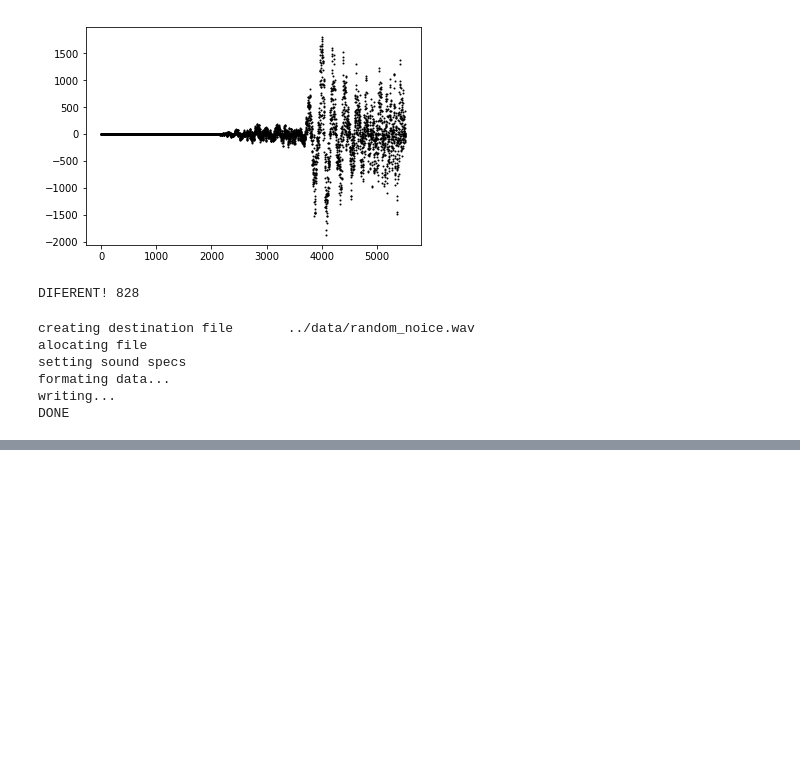
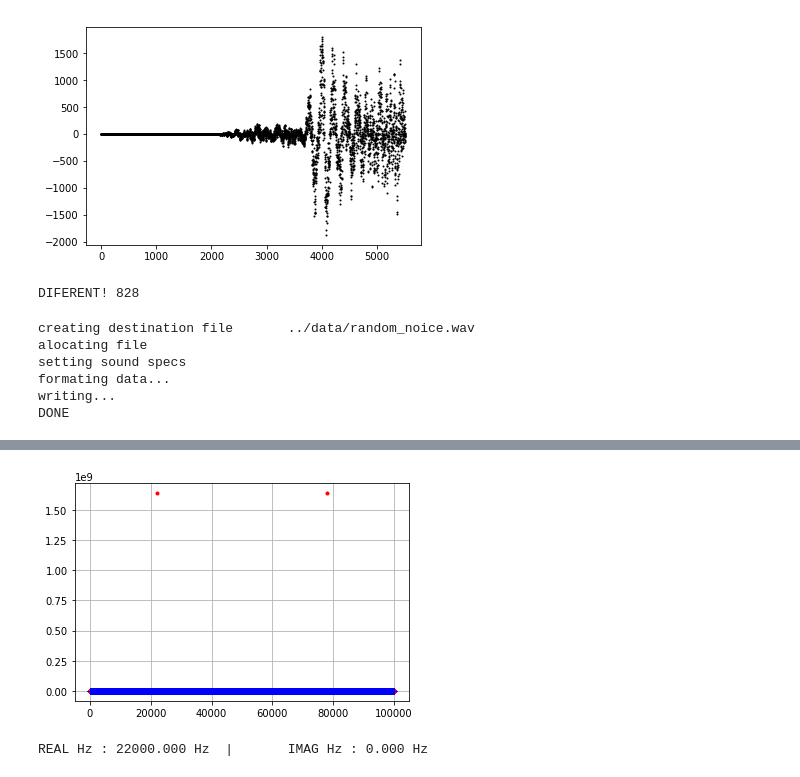
Before and after one commit to jahirmedinacs/IP-Project-USP, a Jupyter notebook: jupyter-data/test_lab.ipynb, the cells around one changed output, grey strips where cells are left out. Saved outputs shown, nothing was run; the diff lists cells and outputs as text; code cells hidden in the pictures; blank space fills up the shorter version.

```diff
--- a/jupyter-data/test_lab.ipynb
+++ b/jupyter-data/test_lab.ipynb
@@ -147,0 +147,17 @@ DONE
+# %%
+
+fft_dummy = np.abs(np.fft.fft(sample_dummy))
+Nyq_Shan = 1
+
+
+plt.grid()
+plt.plot(fft_dummy[0:len(fft_dummy)//Nyq_Shan].real, 'r.')
+plt.plot(fft_dummy[0:len(fft_dummy)//Nyq_Shan].imag, 'b+')
+plt.show()
+
+print("REAL Hz : {:.3f} Hz\t|\tIMAG Hz : {:.3f} Hz".format(
+            fft_dummy[0:len(fft_dummy)//Nyq_Shan].real.argmax(),
+            fft_dummy[0:len(fft_dummy)//Nyq_Shan].imag.argmax()))
+# %% [output]
+[figure, added]
+REAL Hz : 22000.000 Hz  |       IMAG Hz : 0.000 Hz
```
Also changed, not shown: parts of 4 cells of this notebook, 36 other files.
